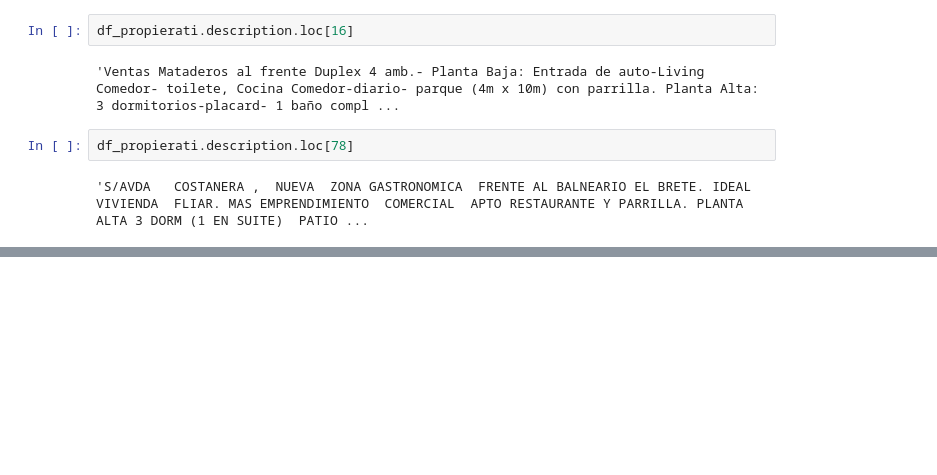
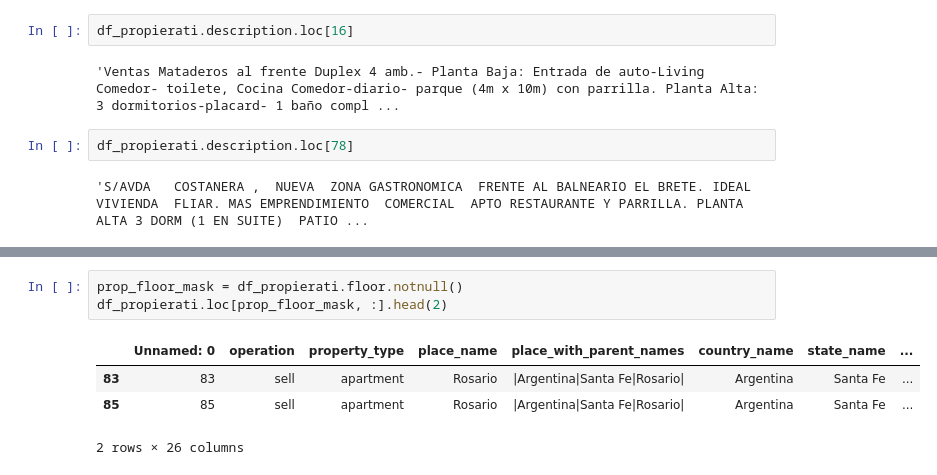
Before and after one commit to mauriciomem/DH_DS_desafio_1_propierati, a Jupyter notebook: testing-general-mau.ipynb, the cells around one changed output, grey strips where cells are left out. Drawn from its saved outputs; the diff is of its cells as text; blank space fills up the shorter version.

```diff
--- a/regex-mau.ipynb
+++ b/testing-general-mau.ipynb
@@ -595,0 +817,8 @@ df_propierati.description.loc[78]
+# %%
+prop_floor_mask = df_propierati.floor.notnull()
+df_propierati.loc[prop_floor_mask, :].head(2)
+# %% [output]
+|  | Unnamed: 0 | operation | property_type | place_name | place_with_parent_names | country_name | state_name | ... |
+| 83 | 83 | sell | apartment | Rosario | |Argentina|Santa Fe|Rosario| | Argentina | Santa Fe | ... |
+| 85 | 85 | sell | apartment | Rosario | |Argentina|Santa Fe|Rosario| | Argentina | Santa Fe | ... |
+2 rows × 26 columns
```
Also changed, not shown: parts of 31 cells of this notebook, 2 other files.
